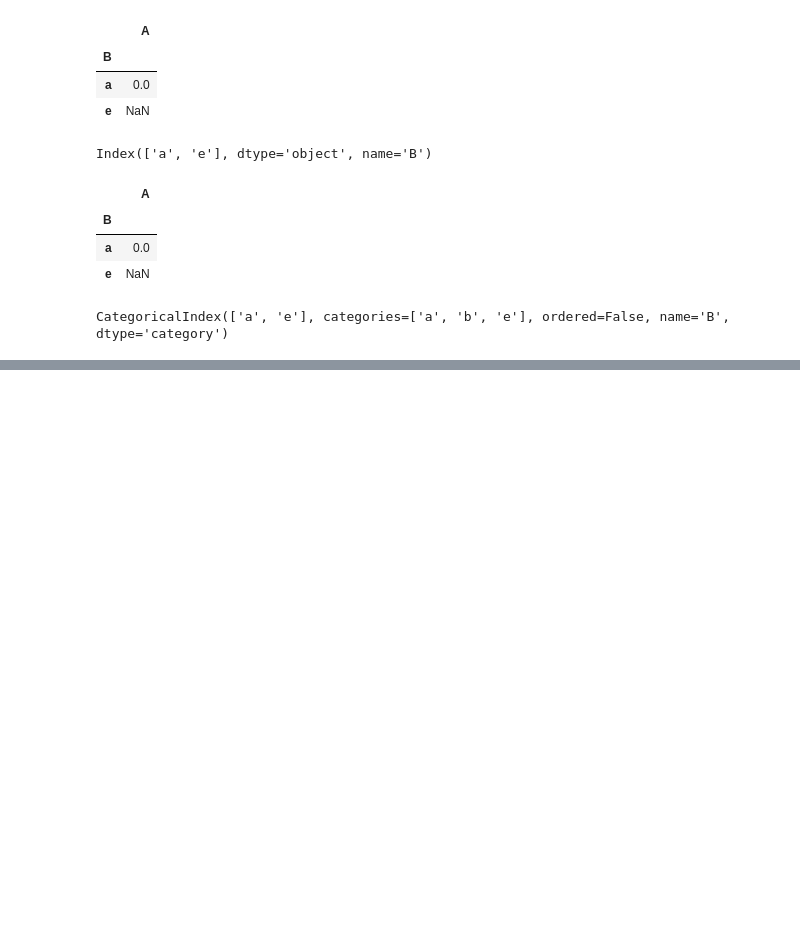
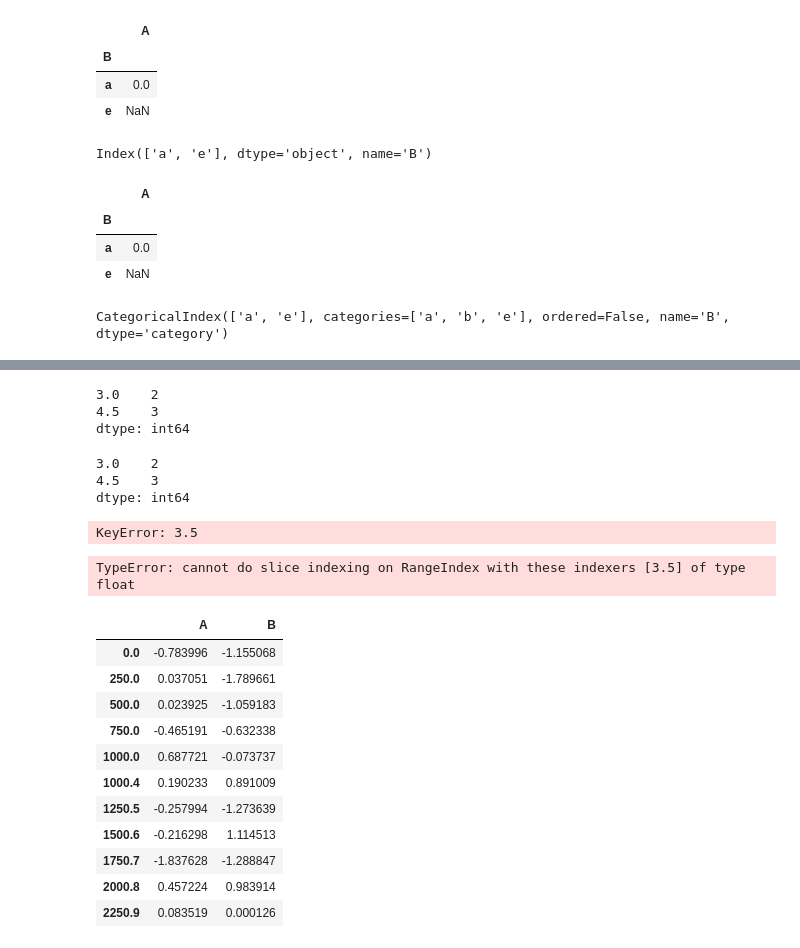
Before and after one commit to shizidushu/pandas-docs-coding-notebook, a Jupyter notebook: multiindex-advanced-indexing.ipynb, the cells around one changed output, grey strips where cells are left out. Cells and saved outputs as stored; diff of their text form; code cells hidden in the pictures; blank space fills up the shorter version.

Commit message:
finish index

```diff
--- a/multiindex-advanced-indexing.ipynb
+++ b/multiindex-advanced-indexing.ipynb
@@ -1476,0 +1578,48 @@ df4 = pd.DataFrame({"A": np.arange(2), "B": list("ba")})
+# %%
+sf[2.1:4.6]
+# %% [output]
+3.0    2
+4.5    3
+dtype: int64
+# %%
+sf.loc[2.1:4.6]
+# %% [output]
+3.0    2
+4.5    3
+dtype: int64
+# %%
+pd.Series(range(5))[3.5]
+# %% [output]
+KeyError: 3.5
+# %%
+pd.Series(range(5))[3.5:4.5]
+# %% [output]
+TypeError: cannot do slice indexing on RangeIndex with these indexers [3.5] of type float
+# %%
+dfir = pd.concat(
+    [
+        pd.DataFrame(
+            np.random.randn(5,2), index=np.arange(5) * 250.0, columns=list("AB")
+        ),
+        pd.DataFrame(
+            np.random.randn(6,2),
+            index=np.arange(4,10) * 250.1,
+            columns=list("AB")
+        )
+    ]
+)
+# %%
+dfir
+# %% [output]
+|  | A | B |
+| 0.0 | -0.783996 | -1.155068 |
+| 250.0 | 0.037051 | -1.789661 |
+| 500.0 | 0.023925 | -1.059183 |
+| 750.0 | -0.465191 | -0.632338 |
+| 1000.0 | 0.687721 | -0.073737 |
+| 1000.4 | 0.190233 | 0.891009 |
+| 1250.5 | -0.257994 | -1.273639 |
+| 1500.6 | -0.216298 | 1.114513 |
+| 1750.7 | -1.837628 | -1.288847 |
+| 2000.8 | 0.457224 | 0.983914 |
+| 2250.9 | 0.083519 | 0.000126 |
```
Also changed, not shown: parts of 173 cells of this notebook.
